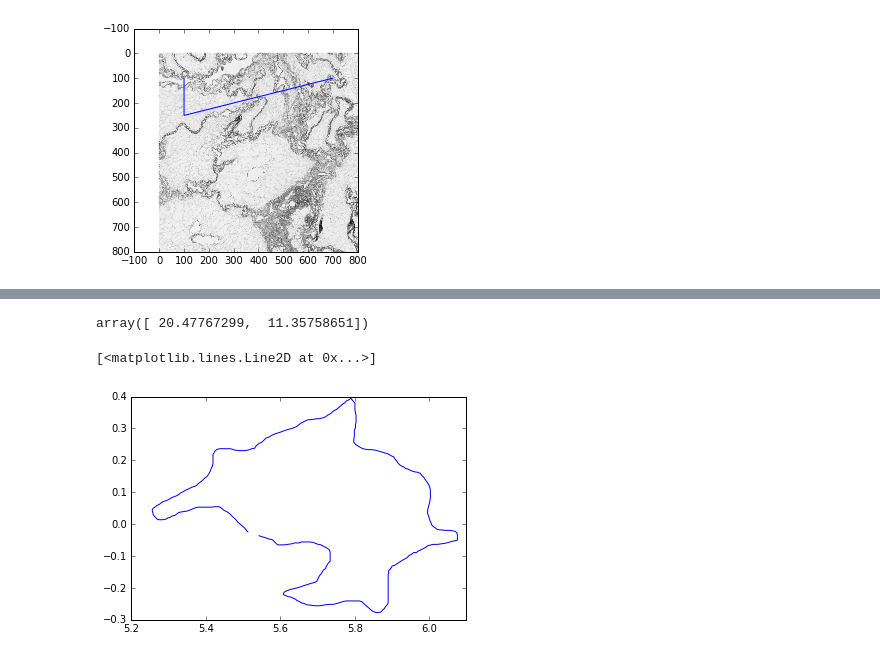
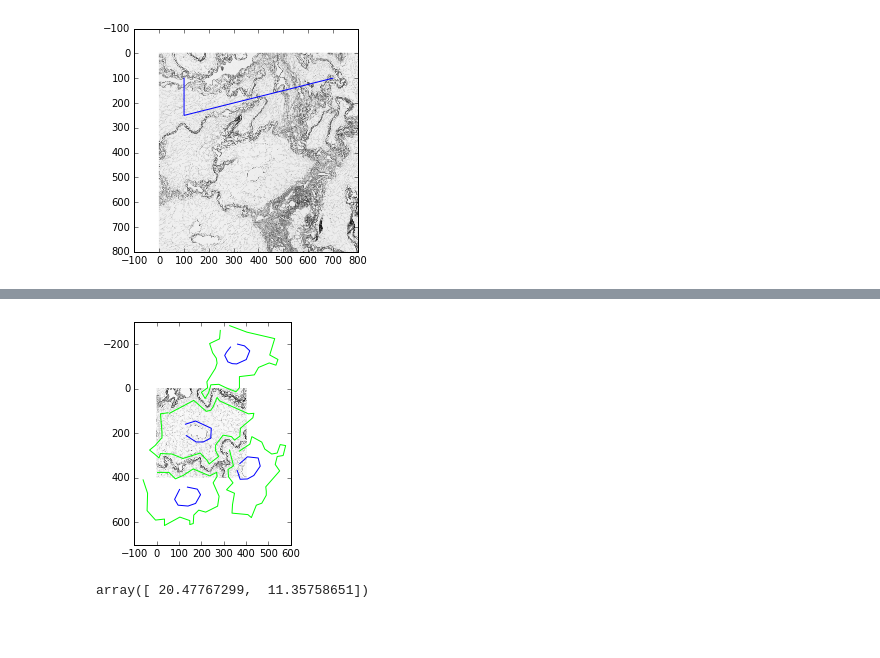
Before and after one commit to mjirik/scaffan, a Jupyter notebook: devel/merge_image_data_and_json_annotation.ipynb, the cells around one changed output, grey strips where cells are left out. Saved outputs shown, nothing was run; the diff lists cells and outputs as text; code cells hidden in the pictures; blank space fills up the shorter version.

```diff
--- a/devel/merge_image_data_and_json_annotation.ipynb
+++ b/devel/merge_image_data_and_json_annotation.ipynb
@@ -219,6 +197,6 @@ array([ 37786.787647 ,  21901.1129415])
 # %%
-def adjust_to_image_view(imsl, x_px, y_px, level, size):
+# def adjust_xy_to_image_view(imsl, x_px, y_px, center, level, size):
 
-    x_px_view = ((x_px - annotation_center[0]) / imsl.level_downsamples[level]) + (size[0] / 2)
-    y_px_view = ((y_px - annotation_center[1]) / imsl.level_downsamples[level]) + (size[1] / 2)
-    return x_px_view, y_px_view
+#     x_px_view = ((x_px - center[0]) / imsl.level_downsamples[level]) + (size[0] / 2)
+#     y_px_view = ((y_px - center[1]) / imsl.level_downsamples[level]) + (size[1] / 2)
+#     return x_px_view, y_px_view
@@ -249,9 +245,17 @@ plt.plot(
+# %%
+annotations = annotations_to_px(imsl, annotations)
+annotations = adjust_to_image_view(imsl, annotations, center=annotation_center, level=level, size=im_size)
+# %%
+
+imgr = scim.get_image_with_center(imsl, annotation_center.astype(np.int), level=level, size=im_size)
+plt.imshow(imgr, cmap="gray")
+# plt.plot(
+#     *adjust_xy_to_image_view(imsl, x_px, y_px, center=annotation_center, level=level, size=im_size)
+# )
+scan.plot_annotations(annotations, x_key="view_x_px", y_key="view_y_px")
+# %% [output]
+[figure, added]
 # %%
 imsl.dimensions * np.array(pixelsize)
 # %% [output]
 array([ 20.47767299,  11.35758651])
-# %%
-plt.plot(x_mm, y_mm)
-# %% [output]
-[<matplotlib.lines.Line2D at 0x...>]
-[figure, removed]
```
Also changed, not shown: parts of 14 cells of this notebook, 3 other files.
